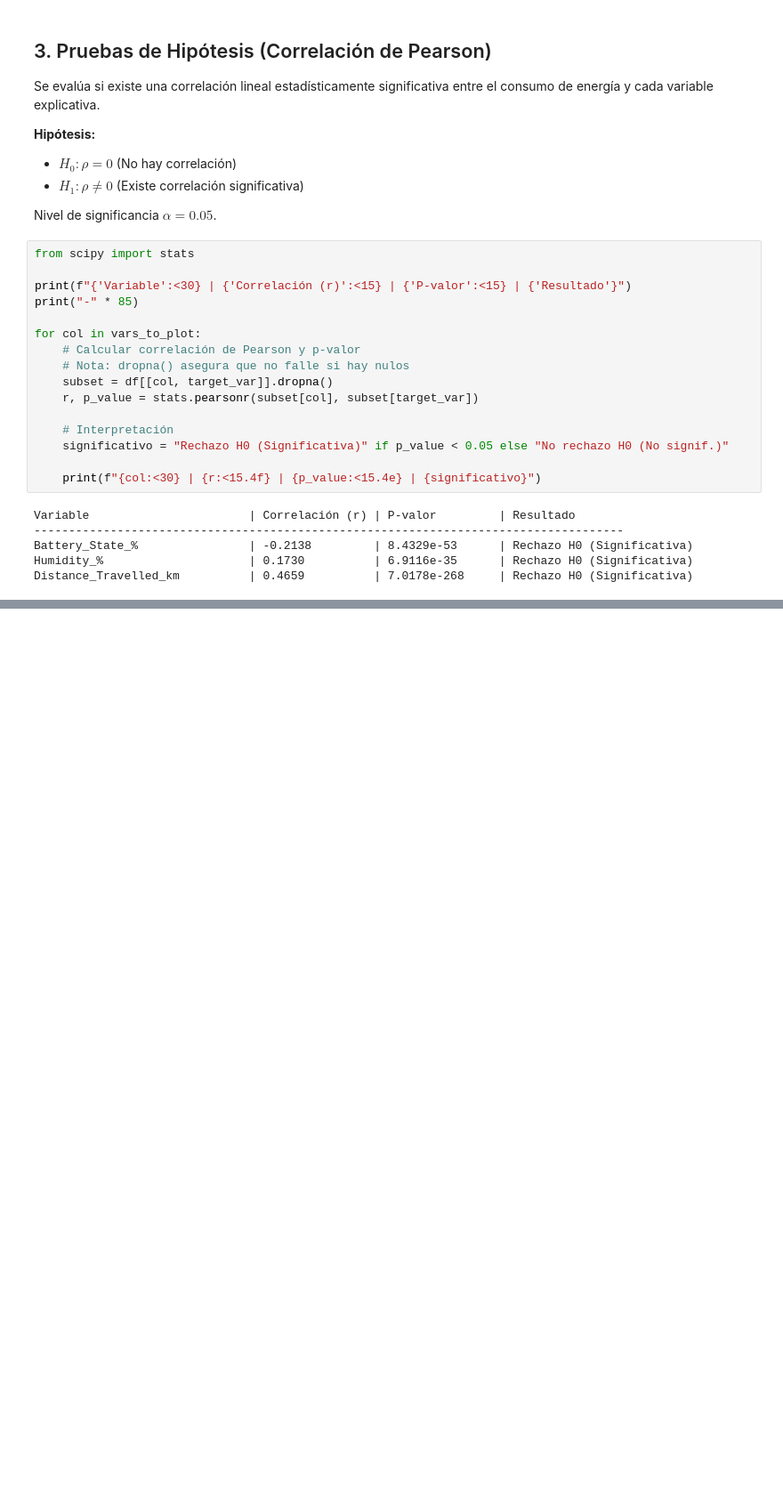
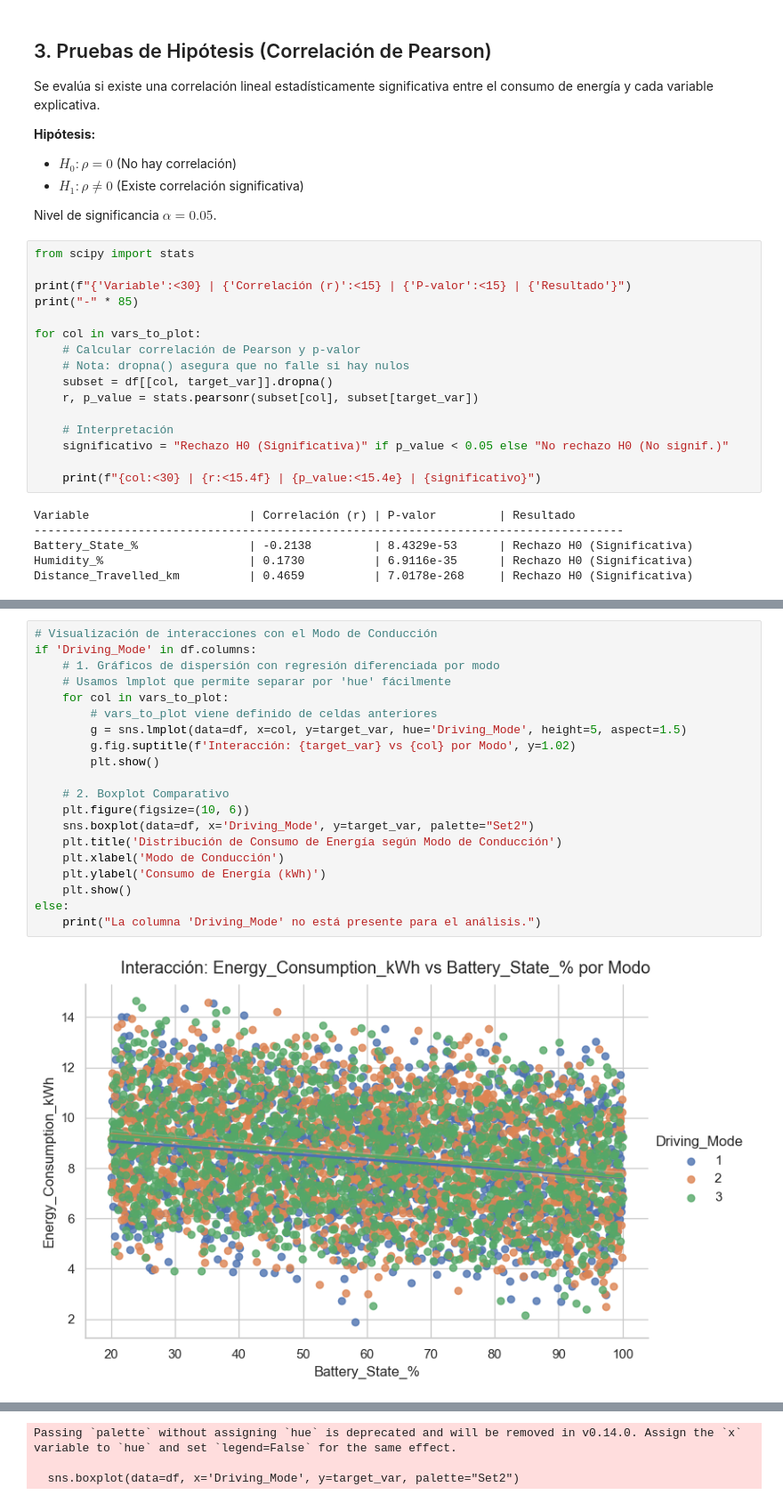
Before and after one commit to EtienneDefranc/ProyectoEstadistica-PAO2-2025, a Jupyter notebook: analisis-bivariado-inferencial.ipynb, the cells around one changed output, grey strips where cells are left out. Shown at 89% size. Drawn from its saved outputs; the diff is of its cells as text; blank space fills up the shorter version.

```diff
--- a/analisis-bivariado-inferencial.ipynb
+++ b/analisis-bivariado-inferencial.ipynb
@@ -114,0 +119,22 @@ Distance_Travelled_km          | 0.4659          | 7.0178e-268     | Rechazo H0
+# %%
+# Visualización de interacciones con el Modo de Conducción
+if 'Driving_Mode' in df.columns:
+    # 1. Gráficos de dispersión con regresión diferenciada por modo
+    # Usamos lmplot que permite separar por 'hue' fácilmente
+    for col in vars_to_plot:
+        # vars_to_plot viene definido de celdas anteriores
+        g = sns.lmplot(data=df, x=col, y=target_var, hue='Driving_Mode', height=5, aspect=1.5)
+        g.fig.suptitle(f'Interacción: {target_var} vs {col} por Modo', y=1.02)
+        plt.show()
+
+    # 2. Boxplot Comparativo
+    plt.figure(figsize=(10, 6))
+    sns.boxplot(data=df, x='Driving_Mode', y=target_var, palette="Set2")
+    plt.title('Distribución de Consumo de Energía según Modo de Conducción')
+    plt.xlabel('Modo de Conducción')
+    plt.ylabel('Consumo de Energía (kWh)')
+    plt.show()
+else:
+    print("La columna 'Driving_Mode' no está presente para el análisis.")
+# %% [output]
+[figure, added]
@@ -114,0 +143,3 @@ Distance_Travelled_km          | 0.4659          | 7.0178e-268     | Rechazo H0
+Passing `palette` without assigning `hue` is deprecated and will be removed in v0.14.0. Assign the `x` variable to `hue` and set `legend=False` for the same effect.
+
+  sns.boxplot(data=df, x='Driving_Mode', y=target_var, palette="Set2")
```
Also changed, not shown: parts of 4 cells of this notebook, 1 other file.
